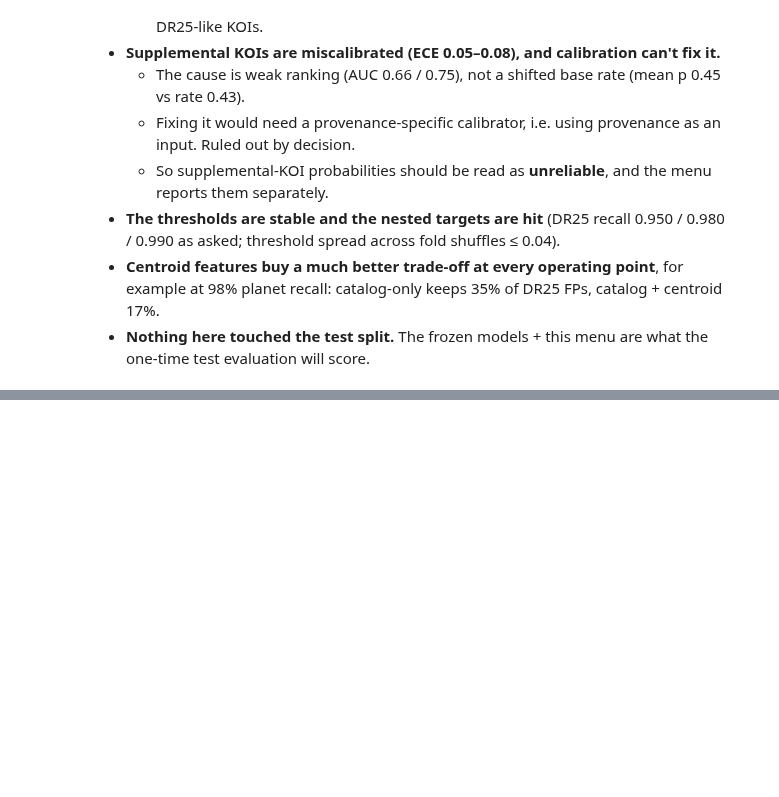
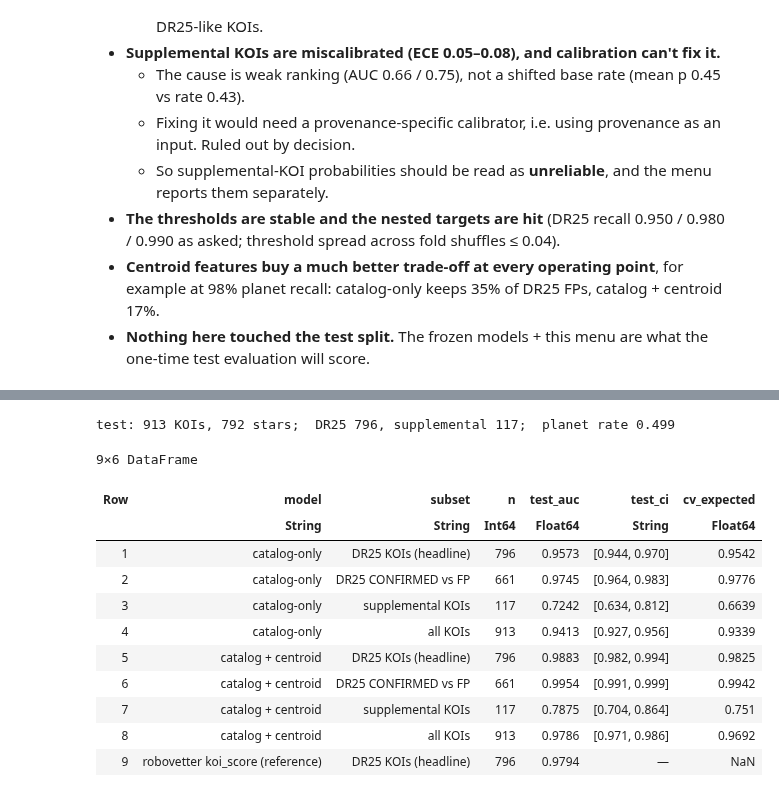
Before and after one commit to mburchnmsu/exoplanet-vetting, a Jupyter notebook: exo101326.ipynb, the cells around one changed output, grey strips where cells are left out. Cells and saved outputs as stored; diff of their text form; code cells hidden in the pictures; blank space fills up the shorter version.

```diff
--- a/exo101326.ipynb
+++ b/exo101326.ipynb
@@ -1040,0 +1054,37 @@ fig
+# %%
+tp5 = CSV.read(joinpath(CV_DIR, "test_predictions.csv"), DataFrame)
+yt, drt = Float64.(tp5.label), Bool.(tp5.dr25)
+conft = tp5.koi_disposition .== "CONFIRMED"
+@printf("test: %d KOIs, %d stars;  DR25 %d, supplemental %d;  planet rate %.3f\n",
+        nrow(tp5), length(unique(tp5.kepid)), sum(drt), sum(.!drt), mean(yt))
+test_models = [("catalog-only", tp5.p_catalog, final_models[1][2]), ("catalog + centroid", tp5.p_centroid, final_models[2][2])]
+auc_rows = NamedTuple[]
+for (mname, p, S) in test_models
+    for (sname, mt, mc) in (("DR25 KOIs (headline)", drt, dr), ("DR25 CONFIRMED vs FP", drt .& (conft .| (yt .== 0)), dr .& (conf .| (yf .== 0))),
+                            ("supplemental KOIs", .!drt, .!dr), ("all KOIs", trues(length(yt)), trues(length(yf))))
+        bs = star_bootstrap(yt[mt], p[mt], tp5.kepid[mt]; B = 2000)
+        cv_exp = mean(fast_auc(yf[mc], S[mc, r]) for r in axes(S, 2))
+        push!(auc_rows, (model = mname, subset = sname, n = sum(mt), test_auc = round(fast_auc(yt[mt], p[mt]); digits = 4),
+                         test_ci = @sprintf("[%.3f, %.3f]", bs.lo, bs.hi), cv_expected = round(cv_exp; digits = 4)))
+    end
+end
+mk = drt .& isfinite.(tp5.koi_score)
+push!(auc_rows, (model = "robovetter koi_score (reference)", subset = "DR25 KOIs (headline)", n = sum(mk),
+                 test_auc = round(fast_auc(yt[mk], tp5.koi_score[mk]); digits = 4), test_ci = "—", cv_expected = NaN))
+test_auc = DataFrame(auc_rows)
+CSV.write(joinpath(CV_DIR, "test_auc.csv"), test_auc)
+test_auc
+# %% [output]
+test: 913 KOIs, 792 stars;  DR25 796, supplemental 117;  planet rate 0.499
+9×6 DataFrame
+| Row | model | subset | n | test_auc | test_ci | cv_expected |
+|  | String | String | Int64 | Float64 | String | Float64 |
+| 1 | catalog-only | DR25 KOIs (headline) | 796 | 0.9573 | [0.944, 0.970] | 0.9542 |
+| 2 | catalog-only | DR25 CONFIRMED vs FP | 661 | 0.9745 | [0.964, 0.983] | 0.9776 |
+| 3 | catalog-only | supplemental KOIs | 117 | 0.7242 | [0.634, 0.812] | 0.6639 |
+| 4 | catalog-only | all KOIs | 913 | 0.9413 | [0.927, 0.956] | 0.9339 |
+| 5 | catalog + centroid | DR25 KOIs (headline) | 796 | 0.9883 | [0.982, 0.994] | 0.9825 |
+| 6 | catalog + centroid | DR25 CONFIRMED vs FP | 661 | 0.9954 | [0.991, 0.999] | 0.9942 |
+| 7 | catalog + centroid | supplemental KOIs | 117 | 0.7875 | [0.704, 0.864] | 0.751 |
+| 8 | catalog + centroid | all KOIs | 913 | 0.9786 | [0.971, 0.986] | 0.9692 |
+| 9 | robovetter koi_score (reference) | DR25 KOIs (headline) | 796 | 0.9794 | — | NaN |
```
Also changed, not shown: parts of 6 cells of this notebook, 11 other files.
